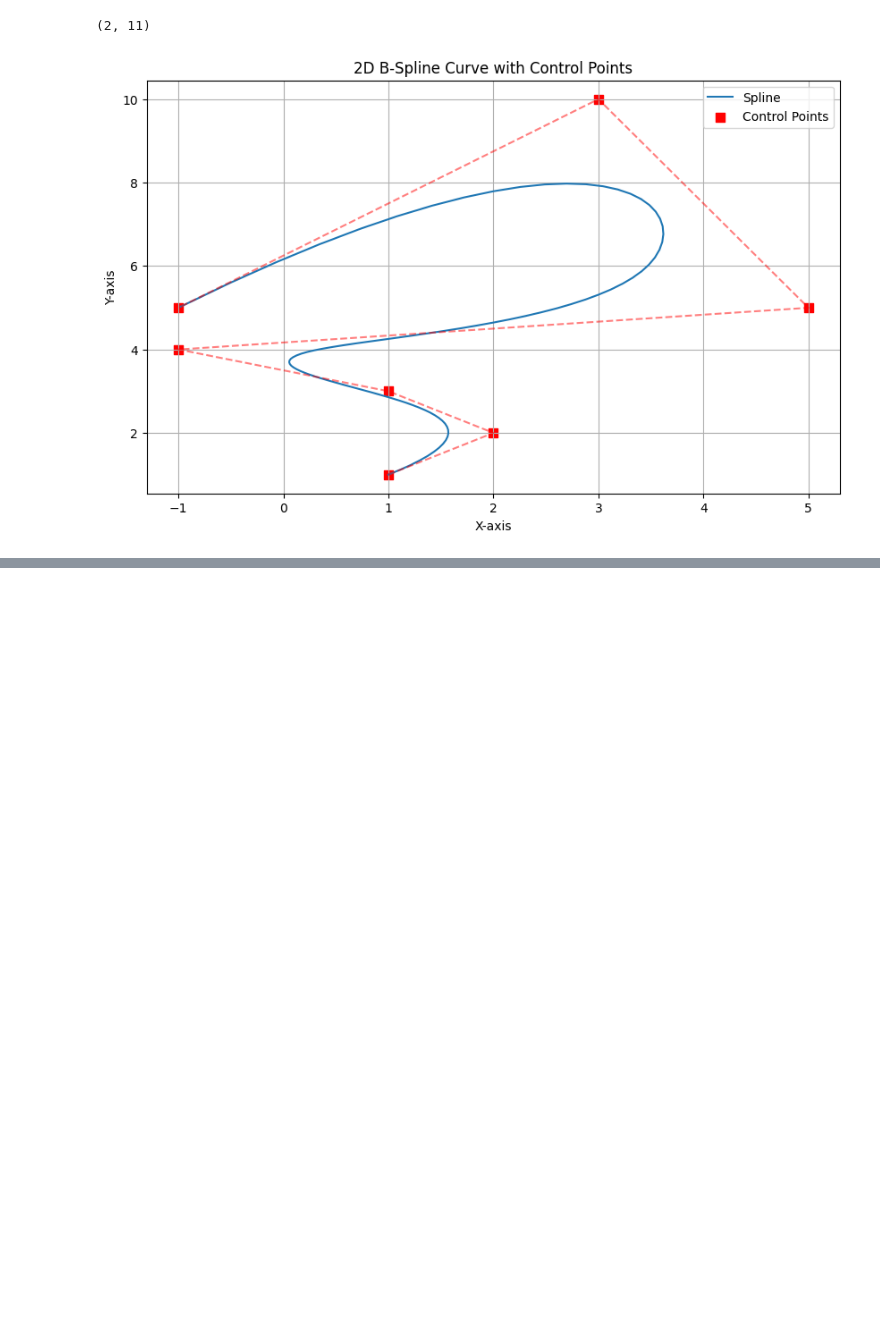
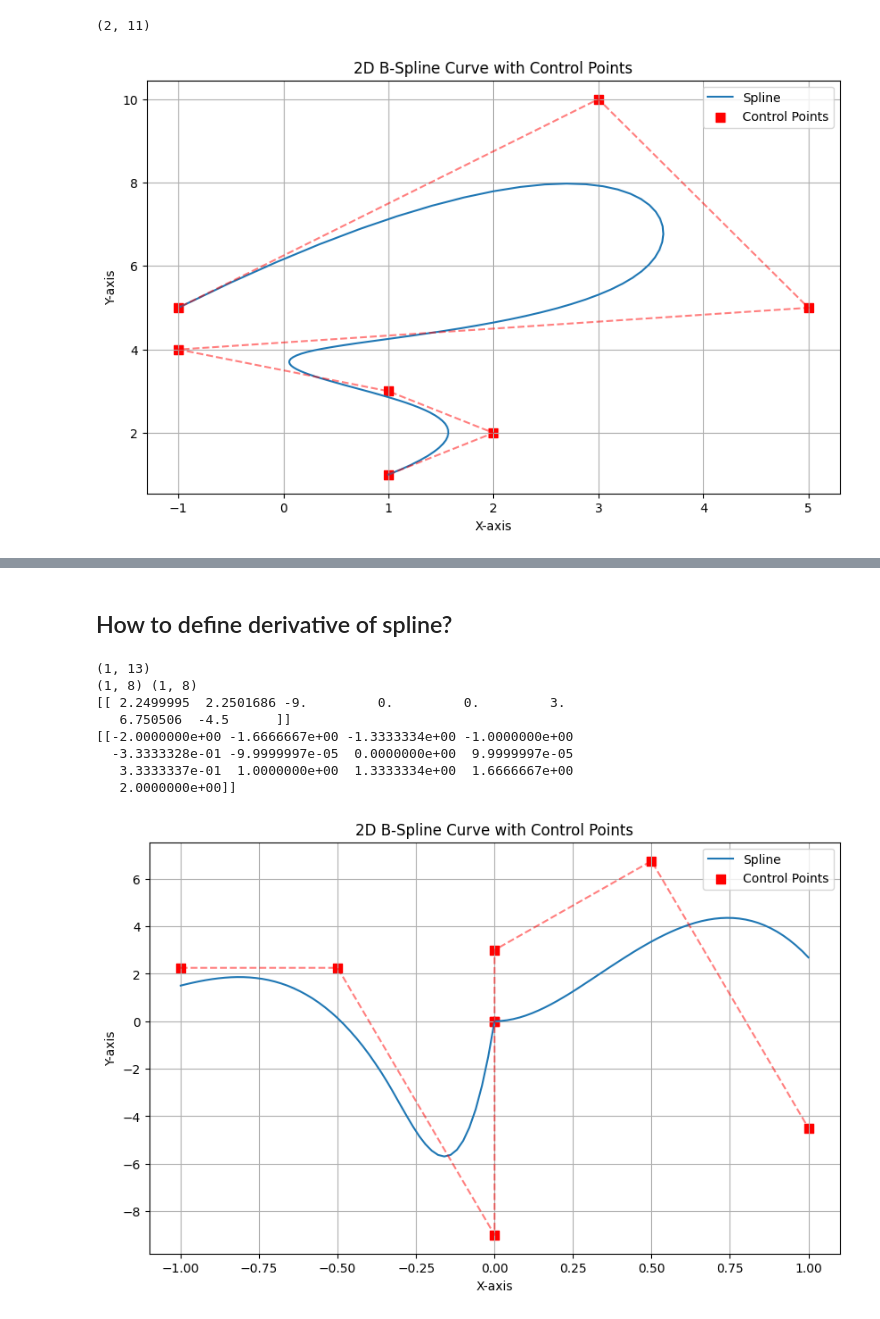
Before and after one commit to byu-magicc/splinx, a Jupyter notebook: Lyoponov.ipynb, the cells around one changed output, grey strips where cells are left out. Saved outputs shown, nothing was run; the diff lists cells and outputs as text; code cells hidden in the pictures; blank space fills up the shorter version.

Commit message:
Trying to define derivative of spline

```diff
--- a/Lyoponov.ipynb
+++ b/Lyoponov.ipynb
@@ -104 +87,60 @@ plt.show()
 [figure]
+# %% [markdown]
+## How to define derivative of spline?
+# %%
+num_sample = 100
+k = 3
+x_eval = jnp.repeat(jnp.linspace(-1, 1, num_sample+1)[None, :], 2, axis=0)
+
+coef = jnp.array([[1,2,3,1,4,2]]) # coef must have an even number of elements
+coef = jnp.hstack([coef[:,:coef.shape[1]//2], jnp.zeros((coef.shape[0], k)), coef[:,coef.shape[1]//2:]])
+num_grid_interval = coef.shape[1] - 2*k
+grids = jnp.einsum('i,j->ij', jnp.ones(1,), jnp.linspace(-1,1,num_grid_interval+1))
+
+# grid_around_zero = jnp.zeros((grids.shape[0], k)) # jnp.einsum('i,j->ij', jnp.ones(1,), jnp.zeros((k,))) # jnp.linspace(-.01,.01,k))
+grid_around_zero = jnp.tile(jnp.array([-.0001,0,.0001]), (grids.shape[0], 1))
+grids = jnp.hstack([grids[:,:grids.shape[1]//2], grid_around_zero, grids[:,grids.shape[1]//2:]])
+
+extended_grids = extend_grid(grids, k)
+
+print(extended_grids.shape)
+print((extended_grids[:,4:-1] - extended_grids[:,1:-4]).shape, (coef[:,1:] - coef[:,:-1]).shape)
+coef = (coef[:,1:] - coef[:,:-1]) * 3 / (extended_grids[:,4:-1] - extended_grids[:,1:-4])
+print(coef)
+print(extended_grids)
+
+# Multiply the coeficients by the different basis functions
+y_eval = coef2curve(x_eval, extended_grids[:,1:], coef, k=k)
+# print(y_eval)
+
+plt.figure(figsize=(10, 6))
+plt.plot(x_eval[0, :], y_eval[0, :], label='Spline')
+
+# Extract control points for each spline
+# Here, extended_grids would represent the x positions of control points if it aligns with the spline's domain
+ctrl_points_x = coef[0, :]  # You might need to adjust this based on your extend_grid function
+ctrl_points_y = coef[1, :]
+
+# Plot control points
+domain = jnp.einsum('i,j->ij', jnp.ones(1,), jnp.linspace(-1,1, coef.shape[1]-k))
+domain = jnp.hstack([domain[:, :domain.shape[1]//2], jnp.zeros((domain.shape[0], k)), domain[:, domain.shape[1]//2:]])
+plt.scatter(domain[0], coef[0], marker='s', s=50, color='red', label="Control Points")  # Red circles for control points
+# Optionally connect control points with lines to better visualize the influence
+plt.plot(domain[0], coef[0], 'r--', alpha=0.5)  # Dashed lines connecting control points
+
+plt.title('2D B-Spline Curve with Control Points')
+plt.xlabel('X-axis')
+plt.ylabel('Y-axis')
+plt.legend()
+plt.grid(True)
+plt.show()
+# %% [output]
+(1, 13)
+(1, 8) (1, 8)
+[[ 2.2499995  2.2501686 -9.         0.         0.         3.
+   6.750506  -4.5      ]]
+[[-2.0000000e+00 -1.6666667e+00 -1.3333334e+00 -1.0000000e+00
+  -3.3333328e-01 -9.9999997e-05  0.0000000e+00  9.9999997e-05
+   3.3333337e-01  1.0000000e+00  1.3333334e+00  1.6666667e+00
+   2.0000000e+00]]
+[figure, added]
```
Also changed, not shown: parts of 1 cell of this notebook.
